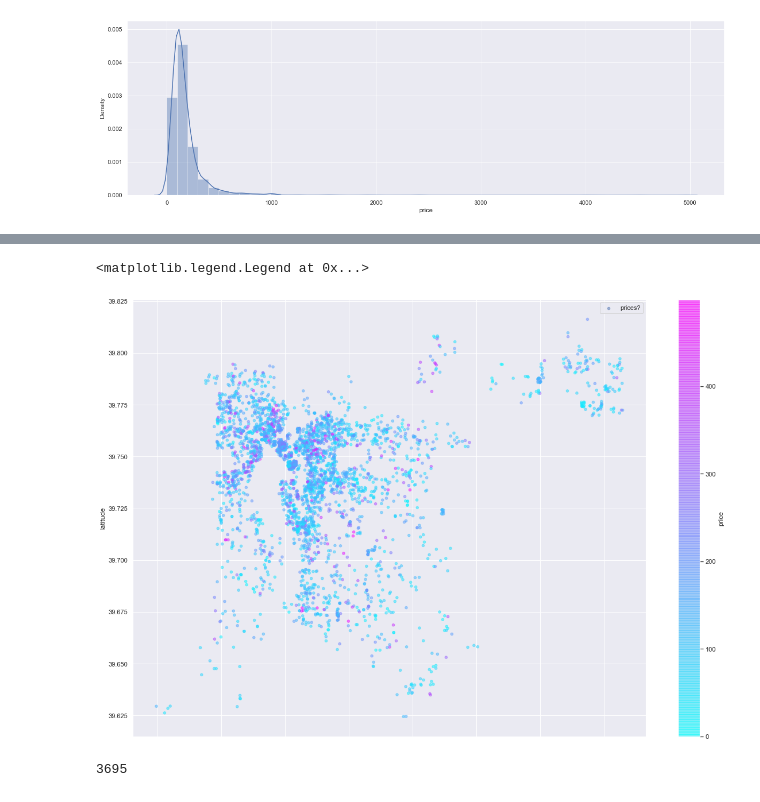
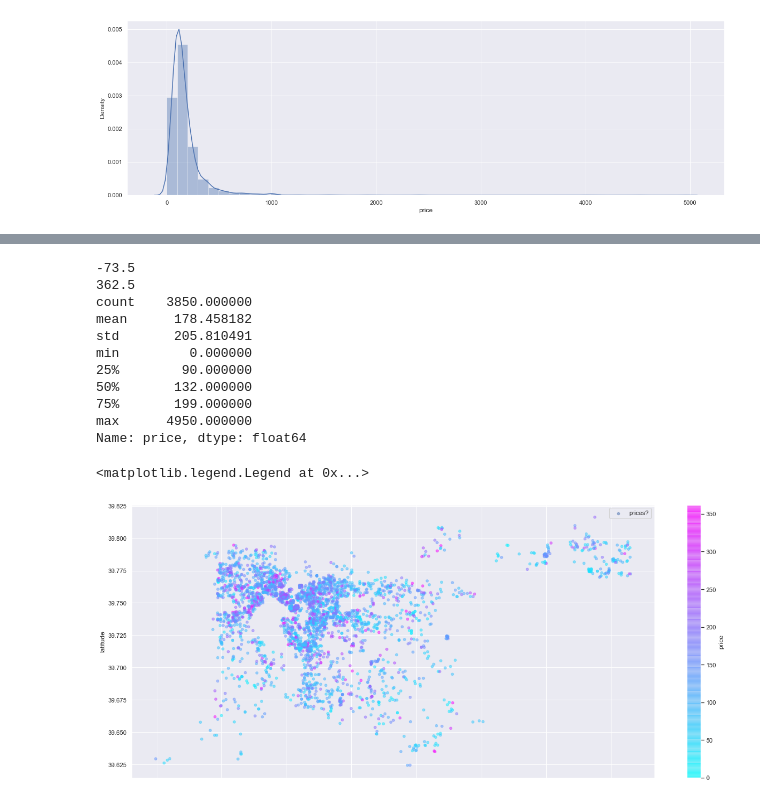
Before and after one commit to yobeze/AirBnb-Profit_Model, a Jupyter notebook: listings_exploration.ipynb, the cells around one changed output, grey strips where cells are left out. Drawn from its saved outputs; the diff is of its cells as text; code cells hidden in the pictures.

```diff
--- a/listings_exploration.ipynb
+++ b/listings_exploration.ipynb
@@ -228,0 +238,7 @@ sns.distplot(airbnb['reviews_per_month'])
+# %%
+palette = sns.color_palette(cc.glasbey, n_colors=n_unique_neighborhoods)
+#trying to find where the coordinates belong from the latitude and longitude
+sns.set(rc={"figure.figsize": (21, 9)})
+ax=sns.scatterplot(data=airbnb, x="longitude", y="latitude",hue='neighbourhood_cleansed', palette=palette)
+plt.legend(bbox_to_anchor=(1.05, 1), loc='upper left', borderaxespad=0)
+ax.set_title('Location Co-ordinates')
@@ -229,5 +248,5 @@ sns.distplot(airbnb['reviews_per_month'])
 # %%
-#trying to find where the coordinates belong from the latitude and longitude
-sns.set(rc={"figure.figsize": (22, 10)})
-ax=sns.scatterplot(data=airbnb, x="longitude", y="latitude",hue='neighbourhood_cleansed', palette='bright')
-ax.set_title('Location Co-ordinates')
+# #trying to find where the coordinates belong from the latitude and longitude
+# sns.set(rc={"figure.figsize": (21, 9)})
+# ax=sns.scatterplot(data=airbnb, x="longitude", y="latitude", hue='price', palette='bright')
+# ax.set_title('Location Co-ordinates')
@@ -261,11 +267,28 @@ Name: price, dtype: float64
+# %%
+upper_quartile=airbnb['price'].describe()['75%']
+lower_quartile=airbnb['price'].describe()['25%']
+IQR = upper_quartile-lower_quartile
+upper_outliers = upper_quartile + 1.5*IQR
+lower_outliers = lower_quartile - 1.5*IQR
+print(lower_outliers)
+print(upper_outliers)
+print(airbnb['price'].describe())
+# %% [output]
+-73.5
+362.5
+count    3850.000000
+mean      178.458182
+std       205.810491
+min         0.000000
+25%        90.000000
+50%       132.000000
+75%       199.000000
+max      4950.000000
+Name: price, dtype: float64
 # %%
-lat_long=airbnb[(airbnb['price'])<500].plot(kind='scatter', x='longitude', y='latitude', label='prices?', c='price',
-                  cmap=plt.get_cmap('cool'), colorbar=True, alpha=0.50, figsize=(20,14))
+lat_long=airbnb[(airbnb['price'])<upper_outliers].plot(kind='scatter', x='longitude', y='latitude', label='prices?', c='price',
+                  cmap=plt.get_cmap('cool'), colorbar=True, alpha=0.50, figsize=(21,9))
 lat_long.legend()
 # %% [output]
 <matplotlib.legend.Legend at 0x...>
-[figure, old version]
+[figure, new version]
-# %%
-len(airbnb[(airbnb['price'])<500])
-# %% [output]
-3695
```
Also changed, not shown: parts of 16 cells of this notebook.
